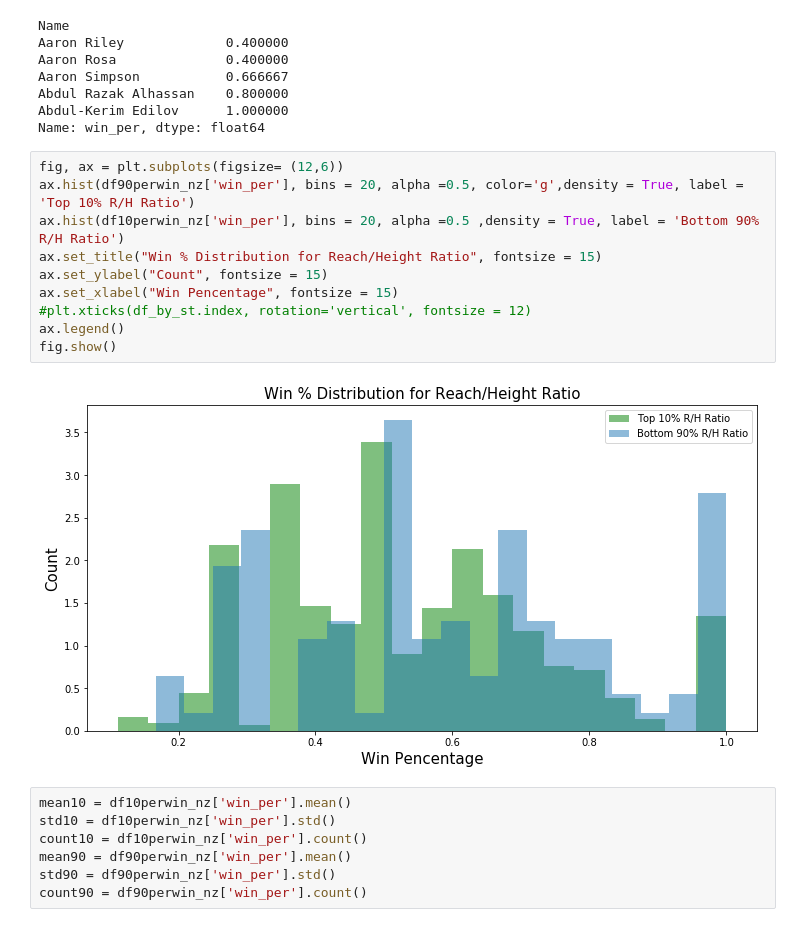
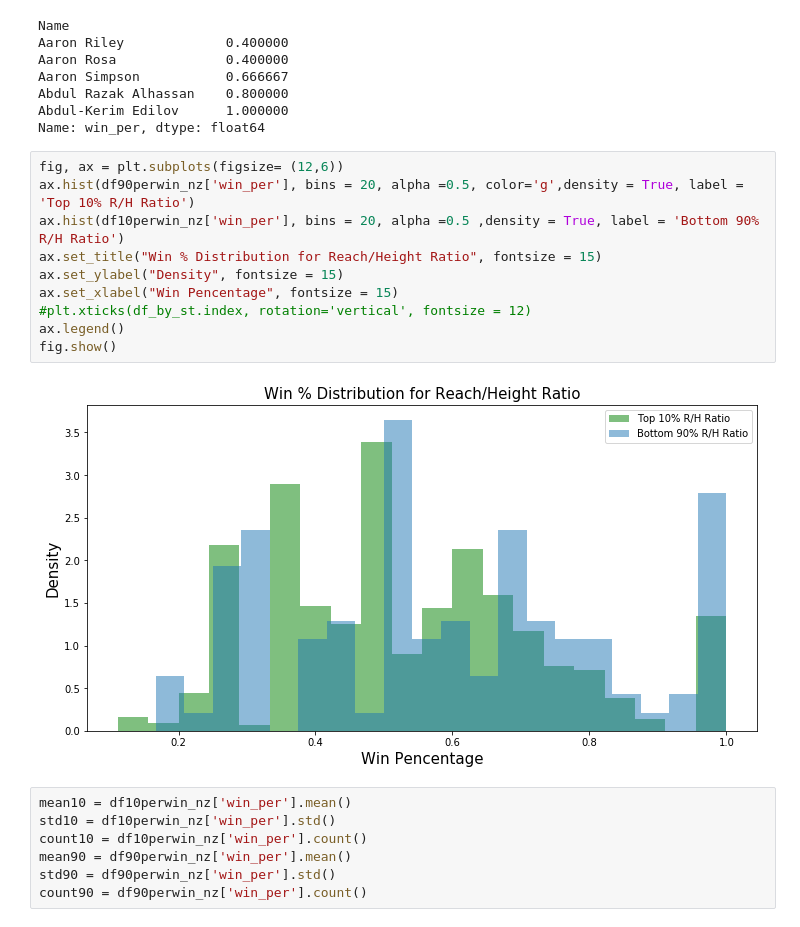
Before and after one commit to victorpena1/UFC_Analysis, a Jupyter notebook: UFC_EDA.ipynb, the cells around one changed output. Cells and saved outputs as stored; diff of their text form.

```diff
--- a/UFC_EDA.ipynb
+++ b/UFC_EDA.ipynb
@@ -448,15 +448,15 @@ Name: win_per, dtype: float64
 # %%
 fig, ax = plt.subplots(figsize= (12,6))
 ax.hist(df90perwin_nz['win_per'], bins = 20, alpha =0.5, color='g',density = True, label = 'Top 10% R/H Ratio')
 ax.hist(df10perwin_nz['win_per'], bins = 20, alpha =0.5 ,density = True, label = 'Bottom 90% R/H Ratio')
 ax.set_title("Win % Distribution for Reach/Height Ratio", fontsize = 15)
-ax.set_ylabel("Count", fontsize = 15)
+ax.set_ylabel("Density", fontsize = 15)
 ax.set_xlabel("Win Pencentage", fontsize = 15)
 #plt.xticks(df_by_st.index, rotation='vertical', fontsize = 12)
 ax.legend()
 fig.show()
 # %% [output]
-[figure, old version]
+[figure, new version]
 # %%
 mean10 = df10perwin_nz['win_per'].mean()
 std10 = df10perwin_nz['win_per'].std()
```
Also changed, not shown: 10 other files.
